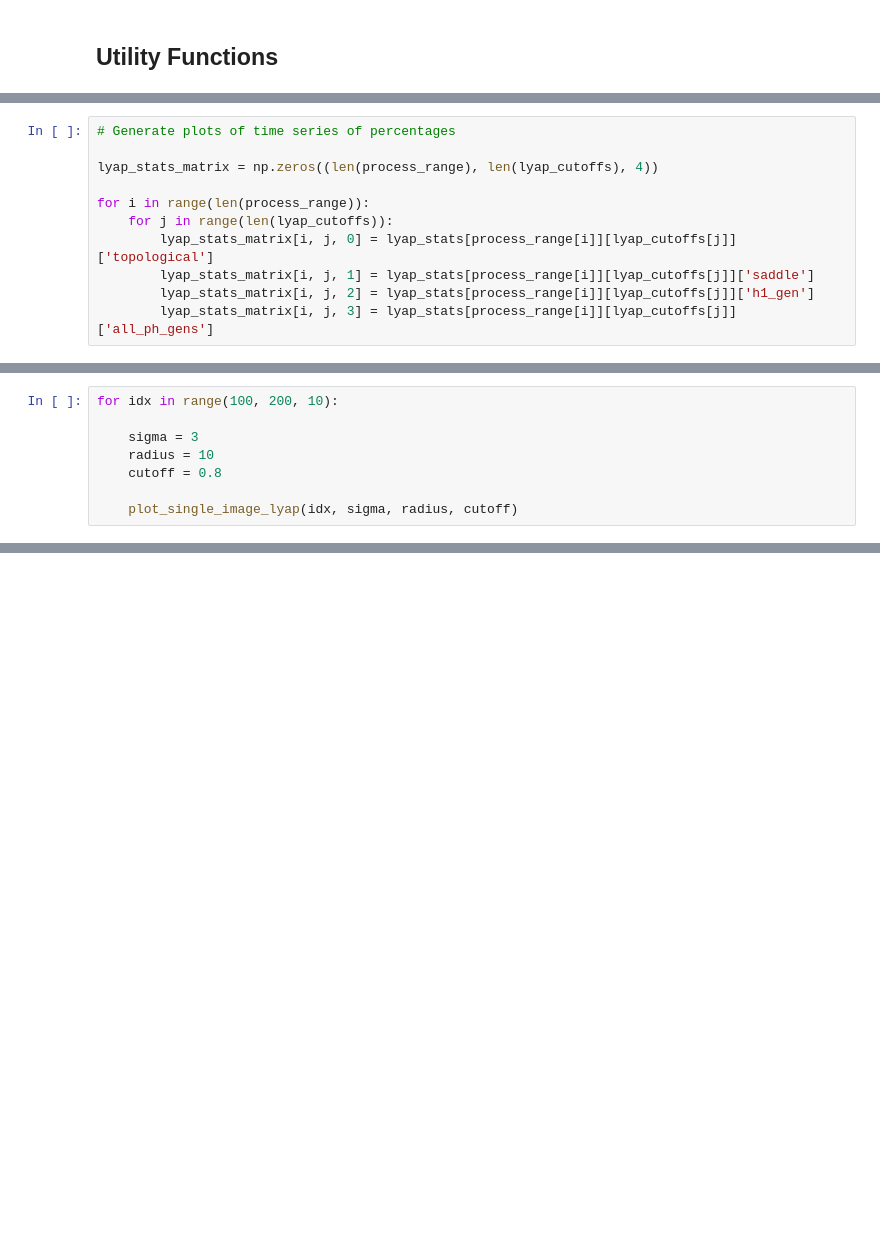
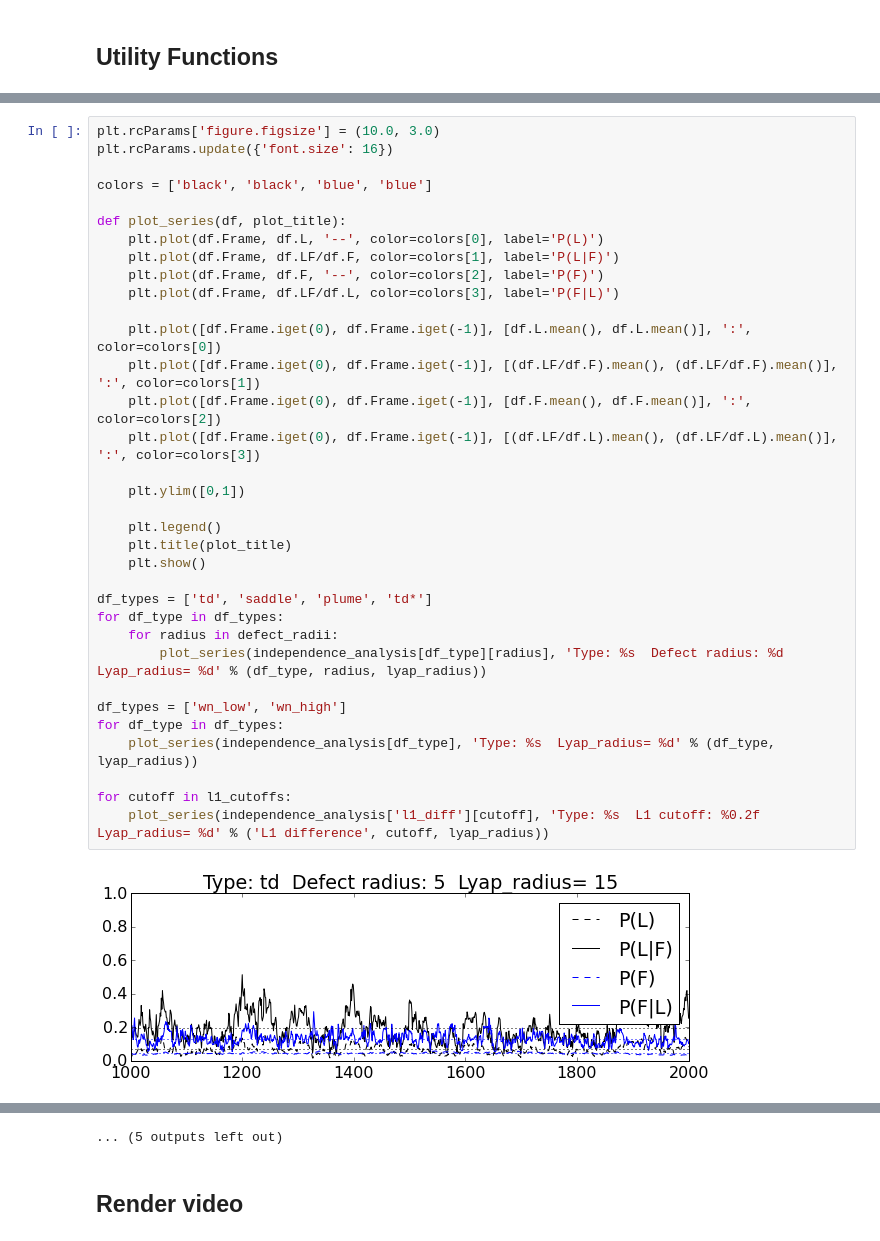
Before and after one commit to rachellevanger/image-tda-rayleigh-benard-convection, a Jupyter notebook: notebooks/Lyapunov_IndependenceAnalysis.ipynb, the cells around one changed output, grey strips where cells are left out. Cells and saved outputs as stored; diff of their text form; blank space fills up the shorter version.

```diff
--- a/notebooks/Lyapunov_IndependenceAnalysis.ipynb
+++ b/notebooks/Lyapunov_IndependenceAnalysis.ipynb
@@ -176,11 +134,0 @@ for idx in process_range:
-# %%
-# Generate plots of time series of percentages
-
-lyap_stats_matrix = np.zeros((len(process_range), len(lyap_cutoffs), 4))
-
-for i in range(len(process_range)):
-    for j in range(len(lyap_cutoffs)):
-        lyap_stats_matrix[i, j, 0] = lyap_stats[process_range[i]][lyap_cutoffs[j]]['topological']
-        lyap_stats_matrix[i, j, 1] = lyap_stats[process_range[i]][lyap_cutoffs[j]]['saddle']
-        lyap_stats_matrix[i, j, 2] = lyap_stats[process_range[i]][lyap_cutoffs[j]]['h1_gen']
-        lyap_stats_matrix[i, j, 3] = lyap_stats[process_range[i]][lyap_cutoffs[j]]['all_ph_gens']
@@ -289,8 +134,0 @@ def plot_single_image_lyap(idx, sigma, radius, cutoff):
-# %%
-for idx in range(100, 200, 10):
-
-    sigma = 3
-    radius = 10
-    cutoff = 0.8
-
-    plot_single_image_lyap(idx, sigma, radius, cutoff)
@@ -307,0 +414,36 @@ for idx in range(100, 200, 10):
+# %%
+plt.rcParams['figure.figsize'] = (10.0, 3.0)
+plt.rcParams.update({'font.size': 16})
+
+colors = ['black', 'black', 'blue', 'blue']
+
+def plot_series(df, plot_title):
+    plt.plot(df.Frame, df.L, '--', color=colors[0], label='P(L)')
+    plt.plot(df.Frame, df.LF/df.F, color=colors[1], label='P(L|F)')
+    plt.plot(df.Frame, df.F, '--', color=colors[2], label='P(F)')
+    plt.plot(df.Frame, df.LF/df.L, color=colors[3], label='P(F|L)')
+
+    plt.plot([df.Frame.iget(0), df.Frame.iget(-1)], [df.L.mean(), df.L.mean()], ':', color=colors[0])
+    plt.plot([df.Frame.iget(0), df.Frame.iget(-1)], [(df.LF/df.F).mean(), (df.LF/df.F).mean()], ':', color=colors[1])
+    plt.plot([df.Frame.iget(0), df.Frame.iget(-1)], [df.F.mean(), df.F.mean()], ':', color=colors[2])
+    plt.plot([df.Frame.iget(0), df.Frame.iget(-1)], [(df.LF/df.L).mean(), (df.LF/df.L).mean()], ':', color=colors[3])
+
+    plt.ylim([0,1])
+
+    plt.legend()
+    plt.title(plot_title)
+    plt.show()
+
+df_types = ['td', 'saddle', 'plume', 'td*']
+for df_type in df_types:
+    for radius in defect_radii:
+        plot_series(independence_analysis[df_type][radius], 'Type: %s  Defect radius: %d  Lyap_radius= %d' % (df_type, radius, lyap_radius))
+
+df_types = ['wn_low', 'wn_high']
+for df_type in df_types:
+    plot_series(independence_analysis[df_type], 'Type: %s  Lyap_radius= %d' % (df_type, lyap_radius))
+
+for cutoff in l1_cutoffs:
+    plot_series(independence_analysis['l1_diff'][cutoff], 'Type: %s  L1 cutoff: %0.2f  Lyap_radius= %d' % ('L1 difference', cutoff, lyap_radius))
+# %% [output]
+[figure, added]
@@ -307,0 +461,3 @@ for idx in range(100, 200, 10):
+... (5 outputs left out)
+# %% [markdown]
+## Render video
```
Also changed, not shown: parts of 21 cells of this notebook, 2 other files.
